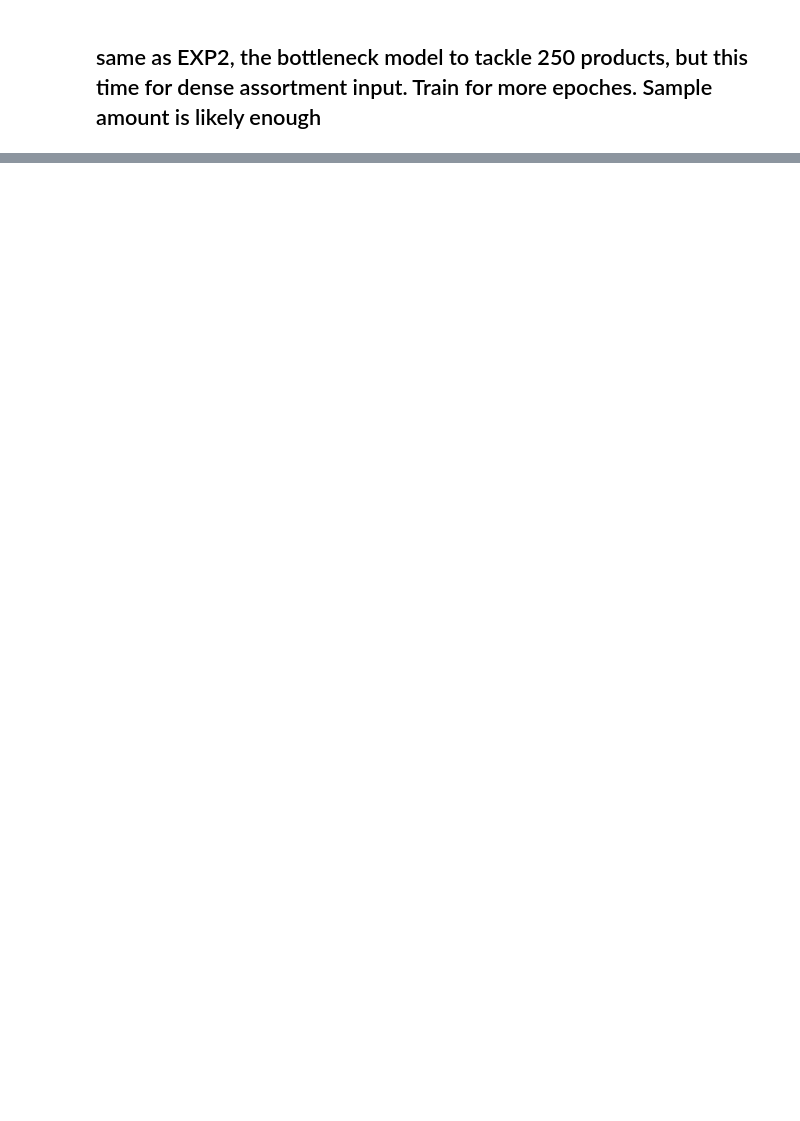
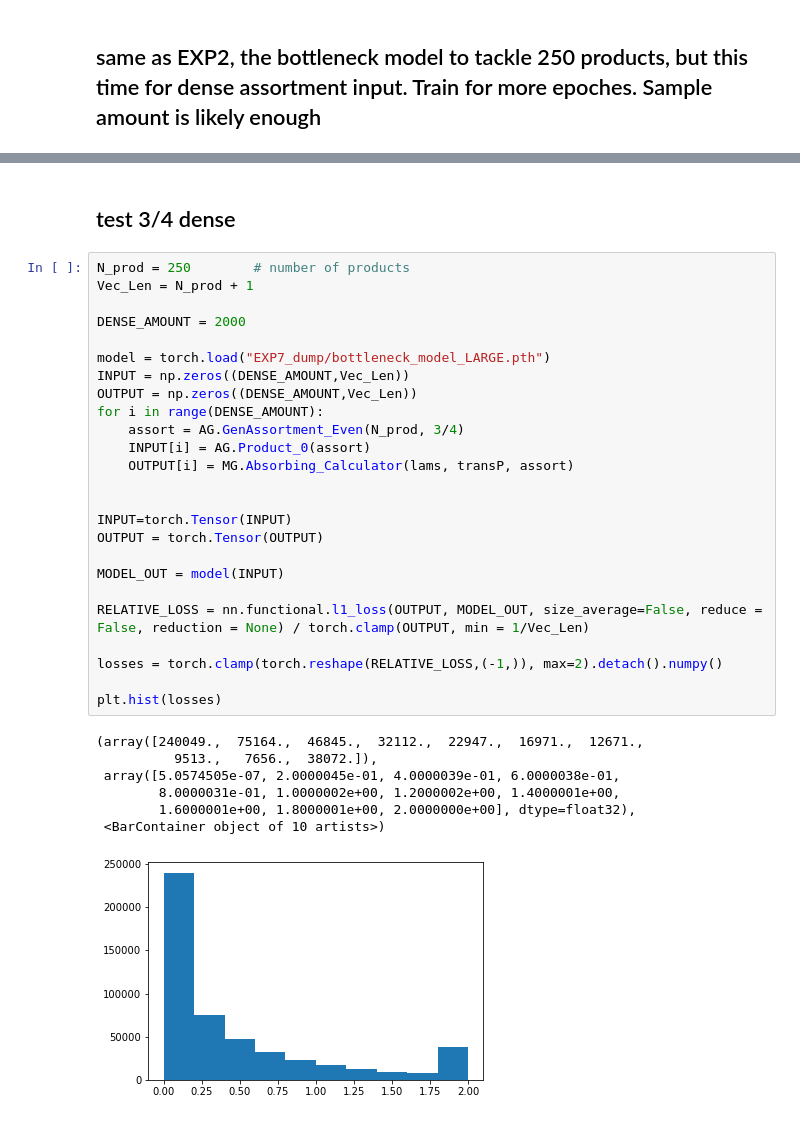
Before and after one commit to TurquoiseKitty/AssortmentNN, a Jupyter notebook: EXP7.ipynb, the cells around one changed output, grey strips where cells are left out. Saved outputs shown, nothing was run; the diff lists cells and outputs as text; blank space fills up the shorter version.

```diff
--- a/EXP7.ipynb
+++ b/EXP7.ipynb
@@ -96,0 +167,35 @@ plt.plot(train_loss)
+# %% [markdown]
+## test 3/4 dense
+# %%
+N_prod = 250        # number of products
+Vec_Len = N_prod + 1
+
+DENSE_AMOUNT = 2000
+
+model = torch.load("EXP7_dump/bottleneck_model_LARGE.pth")
+INPUT = np.zeros((DENSE_AMOUNT,Vec_Len))
+OUTPUT = np.zeros((DENSE_AMOUNT,Vec_Len))
+for i in range(DENSE_AMOUNT):
+    assort = AG.GenAssortment_Even(N_prod, 3/4)
+    INPUT[i] = AG.Product_0(assort)
+    OUTPUT[i] = MG.Absorbing_Calculator(lams, transP, assort)
+
+
+INPUT=torch.Tensor(INPUT)
+OUTPUT = torch.Tensor(OUTPUT)
+
+MODEL_OUT = model(INPUT)
+
+RELATIVE_LOSS = nn.functional.l1_loss(OUTPUT, MODEL_OUT, size_average=False, reduce = False, reduction = None) / torch.clamp(OUTPUT, min = 1/Vec_Len)
+
+losses = torch.clamp(torch.reshape(RELATIVE_LOSS,(-1,)), max=2).detach().numpy()
+
+plt.hist(losses)
+# %% [output]
+(array([240049.,  75164.,  46845.,  32112.,  22947.,  16971.,  12671.,
+          9513.,   7656.,  38072.]),
+ array([5.0574505e-07, 2.0000045e-01, 4.0000039e-01, 6.0000038e-01,
+        8.0000031e-01, 1.0000002e+00, 1.2000002e+00, 1.4000001e+00,
+        1.6000001e+00, 1.8000001e+00, 2.0000000e+00], dtype=float32),
+ <BarContainer object of 10 artists>)
+[figure, added]
```
Also changed, not shown: parts of 8 cells of this notebook, 3 other files.
